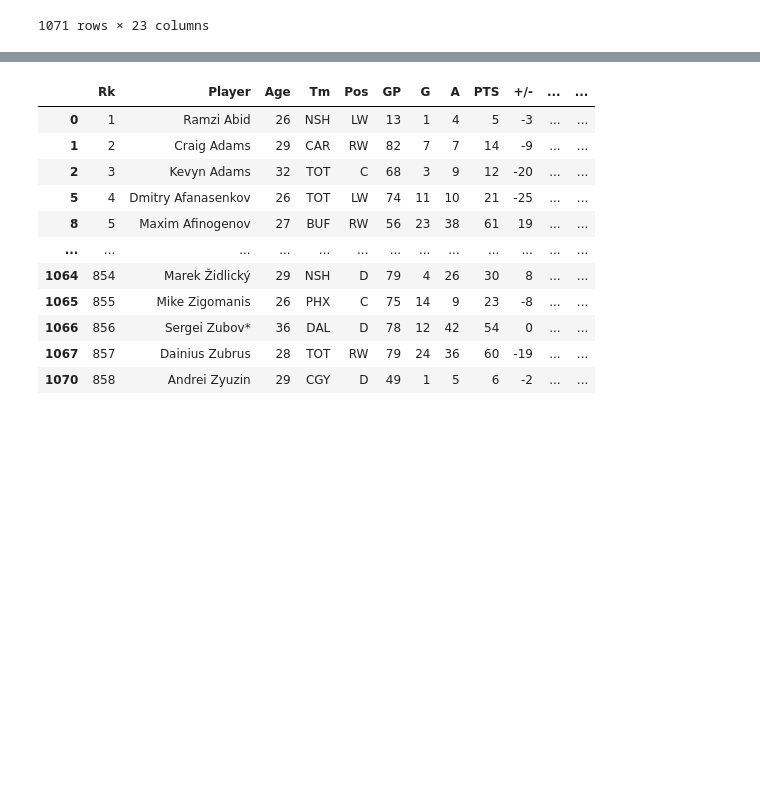
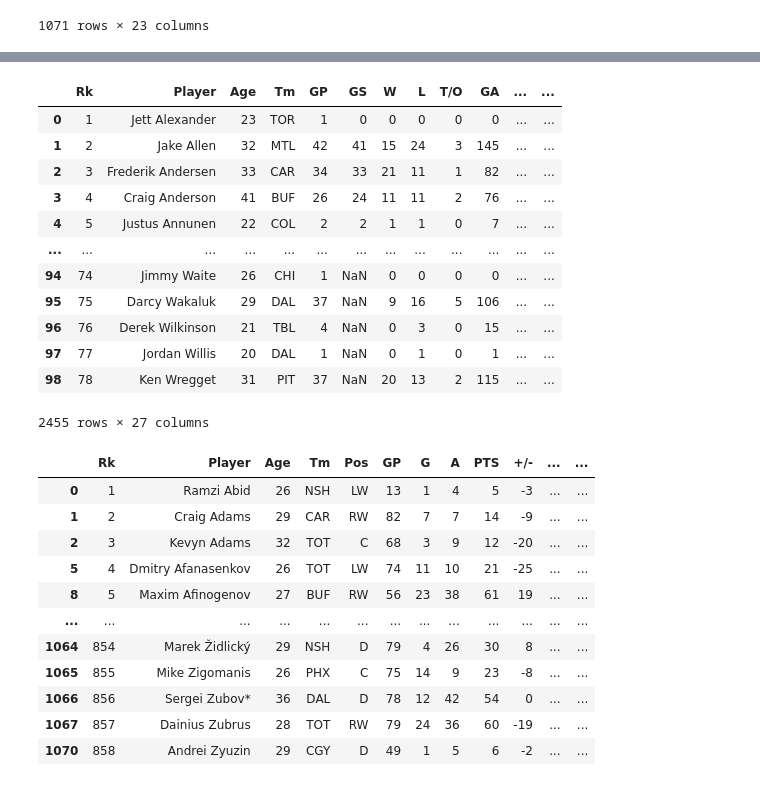
Before and after one commit to hinayatali9/MIE368_PROJECT, a Jupyter notebook: player_proj/extracting_data.ipynb, the cells around one changed output, grey strips where cells are left out. Cells and saved outputs as stored; diff of their text form; code cells hidden in the pictures; blank space fills up the shorter version.

```diff
--- a/player_proj/extracting_data.ipynb
+++ b/player_proj/extracting_data.ipynb
@@ -77,3 +92,20 @@ all_df_skaters
+# %%
+all_df_goalies.to_csv("goalies_1996_2023.csv")
+all_df_goalies
+# %% [output]
+|  | Rk | Player | Age | Tm | GP | GS | W | L | T/O | GA | ... | ... |
+| 0 | 1 | Jett Alexander | 23 | TOR | 1 | 0 | 0 | 0 | 0 | 0 | ... | ... |
+| 1 | 2 | Jake Allen | 32 | MTL | 42 | 41 | 15 | 24 | 3 | 145 | ... | ... |
+| 2 | 3 | Frederik Andersen | 33 | CAR | 34 | 33 | 21 | 11 | 1 | 82 | ... | ... |
+| 3 | 4 | Craig Anderson | 41 | BUF | 26 | 24 | 11 | 11 | 2 | 76 | ... | ... |
+| 4 | 5 | Justus Annunen | 22 | COL | 2 | 2 | 1 | 1 | 0 | 7 | ... | ... |
+| ... | ... | ... | ... | ... | ... | ... | ... | ... | ... | ... | ... | ... |
+| 94 | 74 | Jimmy Waite | 26 | CHI | 1 | NaN | 0 | 0 | 0 | 0 | ... | ... |
+| 95 | 75 | Darcy Wakaluk | 29 | DAL | 37 | NaN | 9 | 16 | 5 | 106 | ... | ... |
+| 96 | 76 | Derek Wilkinson | 21 | TBL | 4 | NaN | 0 | 3 | 0 | 15 | ... | ... |
+| 97 | 77 | Jordan Willis | 20 | DAL | 1 | NaN | 0 | 1 | 0 | 1 | ... | ... |
+| 98 | 78 | Ken Wregget | 31 | PIT | 37 | NaN | 20 | 13 | 2 | 115 | ... | ... |
+2455 rows × 27 columns
 # %%
 from sklearn.neighbors import KNeighborsClassifier
 from sklearn.model_selection import train_test_split
```
Also changed, not shown: parts of 6 cells of this notebook, 4 other files.
